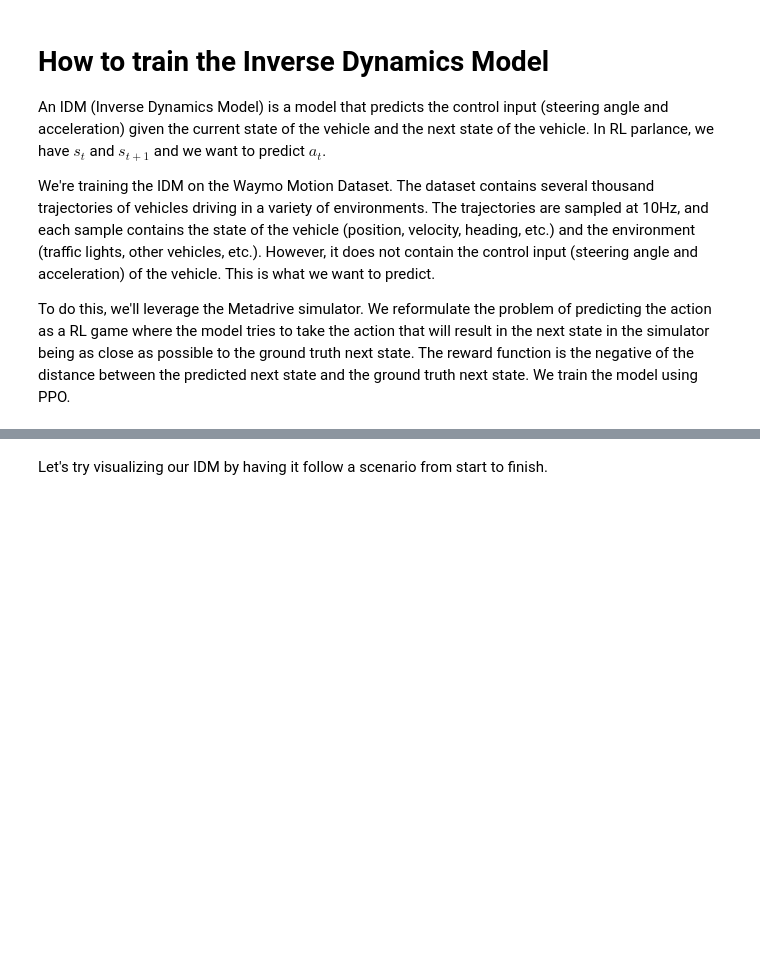
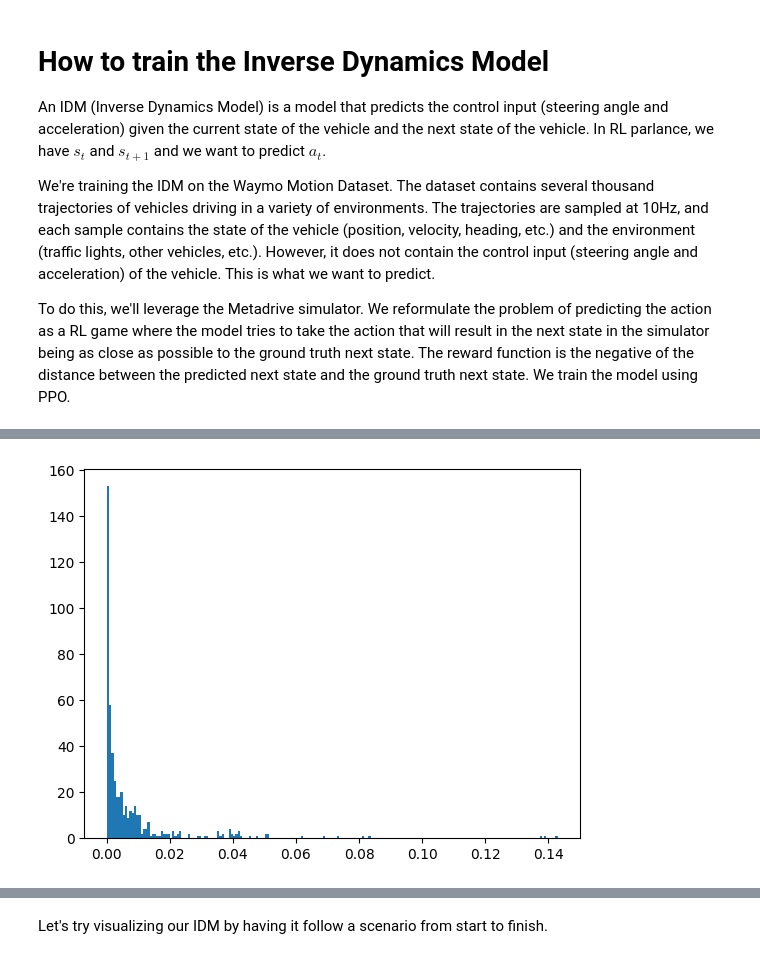
Before and after one commit to pimpale/metadrive-offline-rl-benchmark, a Jupyter notebook: waymo-idm.ipynb, the cells around one changed output, grey strips where cells are left out. Cells and saved outputs as stored; diff of their text form; code cells hidden in the pictures; blank space fills up the shorter version.

```diff
--- a/waymo-idm.ipynb
+++ b/waymo-idm.ipynb
@@ -90,12 +90,13 @@ import random
 dataset = []
 for states in h:
     for i in range(len(states)-1):
-        dataset.append((states[i], states[i+1]))
+        if np.linalg.norm(states[i].velocity) > 0.2:
+            dataset.append((states[i], states[i+1]))
 
 # shuffle the dataset
 #random.shuffle(dataset)
 # %%
-dataset = [(h[0][0], h[0][1])] * 10000
+# dataset = [(h[0][0], h[0][1])] * 10000
 # %%
 import torch
 import torch.nn as nn
@@ -300,6 +299,18 @@ def train_policygradient(
 
     # return the respective losses
     return policy_loss.item()
+# %%
+import matplotlib.pyplot as plt
+
+dataset_diff_loss = []
+# test loss function
+for s0, s1 in dataset[:500]:
+    dataset_diff_loss.append(compute_loss(s0, s1))
+
+plt.hist(dataset_diff_loss, bins=200)
+plt.show()
+# %% [output]
+[figure, added]
 # %%
 def set_lr(optimizer: torch.optim.Optimizer, lr: float) -> None:
     for param_group in optimizer.param_groups:
```
Also changed, not shown: parts of 5 cells of this notebook, 1 other file.
